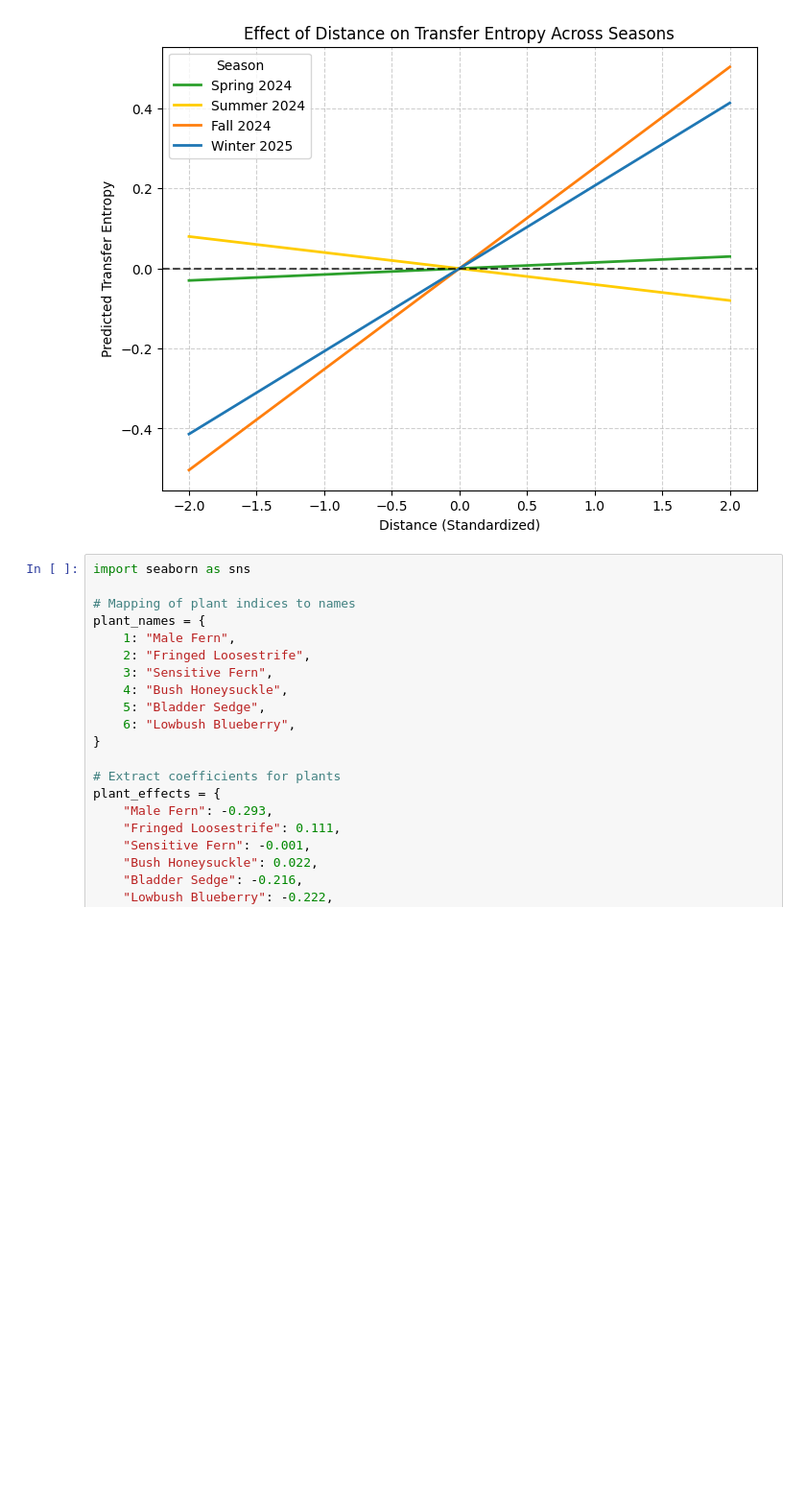
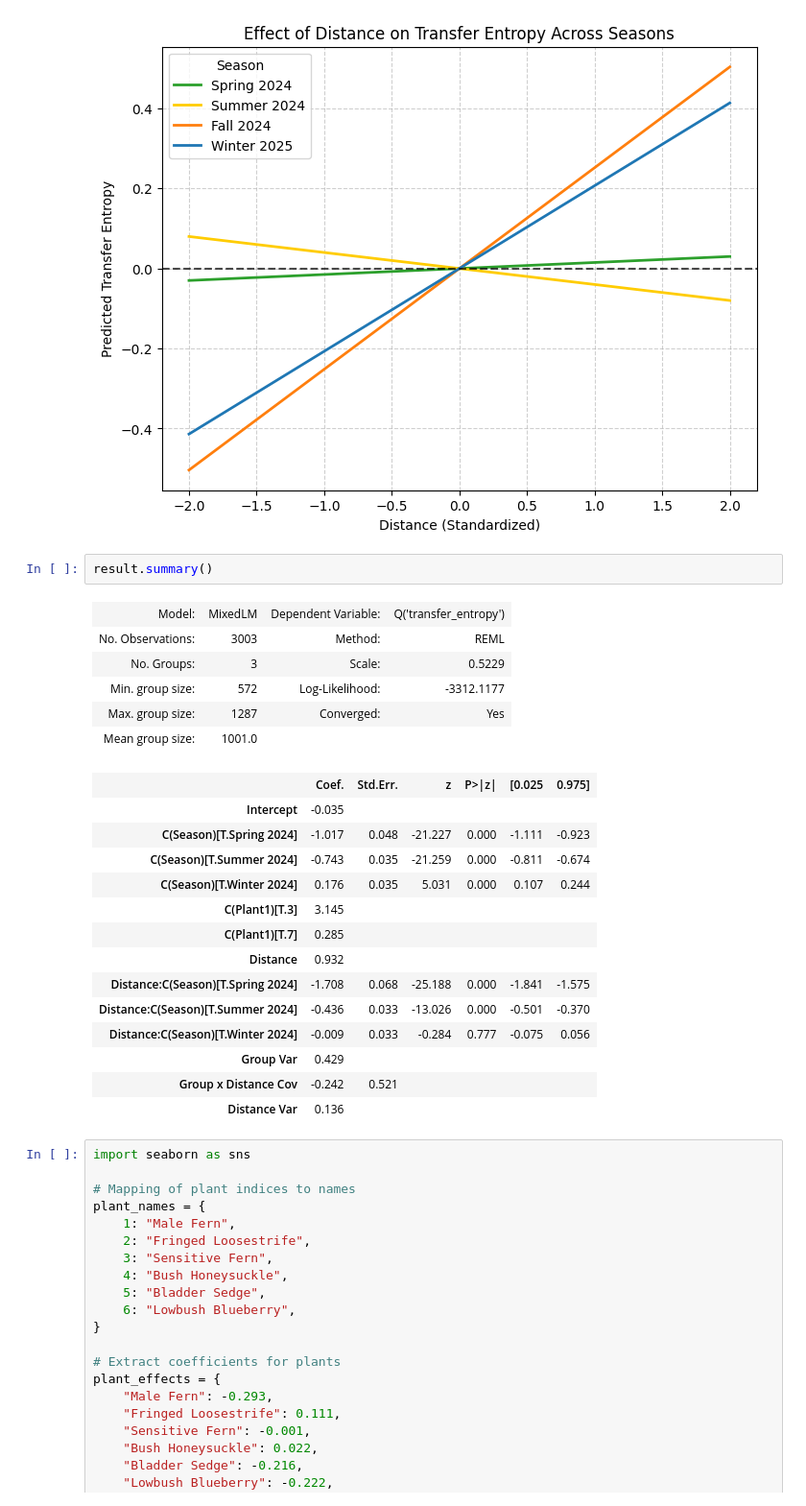
Before and after one commit to AntoineBellemare/plant_sonification, a Jupyter notebook: notebooks/6-plant_connectivity_stats_distance.ipynb, the cells around one changed output. Shown at 96% size. Saved outputs shown, nothing was run; the diff lists cells and outputs as text; blank space fills up the shorter version.

```diff
--- a/notebooks/6-plant_connectivity_stats_distance.ipynb
+++ b/notebooks/6-plant_connectivity_stats_distance.ipynb
@@ -492,6 +413,29 @@ plt.grid(True, linestyle="--", alpha=0.6)
 plt.show()
 # %% [output]
 [figure]
+# %%
+result.summary()
+# %% [output]
+| Model: | MixedLM | Dependent Variable: | Q('transfer_entropy') |
+| No. Observations: | 3003 | Method: | REML |
+| No. Groups: | 3 | Scale: | 0.5229 |
+| Min. group size: | 572 | Log-Likelihood: | -3312.1177 |
+| Max. group size: | 1287 | Converged: | Yes |
+| Mean group size: | 1001.0 |  |  |
+|  | Coef. | Std.Err. | z | P>|z| | [0.025 | 0.975] |
+| Intercept | -0.035 |  |  |  |  |  |
+| C(Season)[T.Spring 2024] | -1.017 | 0.048 | -21.227 | 0.000 | -1.111 | -0.923 |
+| C(Season)[T.Summer 2024] | -0.743 | 0.035 | -21.259 | 0.000 | -0.811 | -0.674 |
+| C(Season)[T.Winter 2024] | 0.176 | 0.035 | 5.031 | 0.000 | 0.107 | 0.244 |
+| C(Plant1)[T.3] | 3.145 |  |  |  |  |  |
+| C(Plant1)[T.7] | 0.285 |  |  |  |  |  |
+| Distance | 0.932 |  |  |  |  |  |
+| Distance:C(Season)[T.Spring 2024] | -1.708 | 0.068 | -25.188 | 0.000 | -1.841 | -1.575 |
+| Distance:C(Season)[T.Summer 2024] | -0.436 | 0.033 | -13.026 | 0.000 | -0.501 | -0.370 |
+| Distance:C(Season)[T.Winter 2024] | -0.009 | 0.033 | -0.284 | 0.777 | -0.075 | 0.056 |
+| Group Var | 0.429 |  |  |  |  |  |
+| Group x Distance Cov | -0.242 | 0.521 |  |  |  |  |
+| Distance Var | 0.136 |  |  |  |  |  |
 # %%
 import seaborn as sns
 
```
Also changed, not shown: parts of 14 cells of this notebook, 5 other files.
